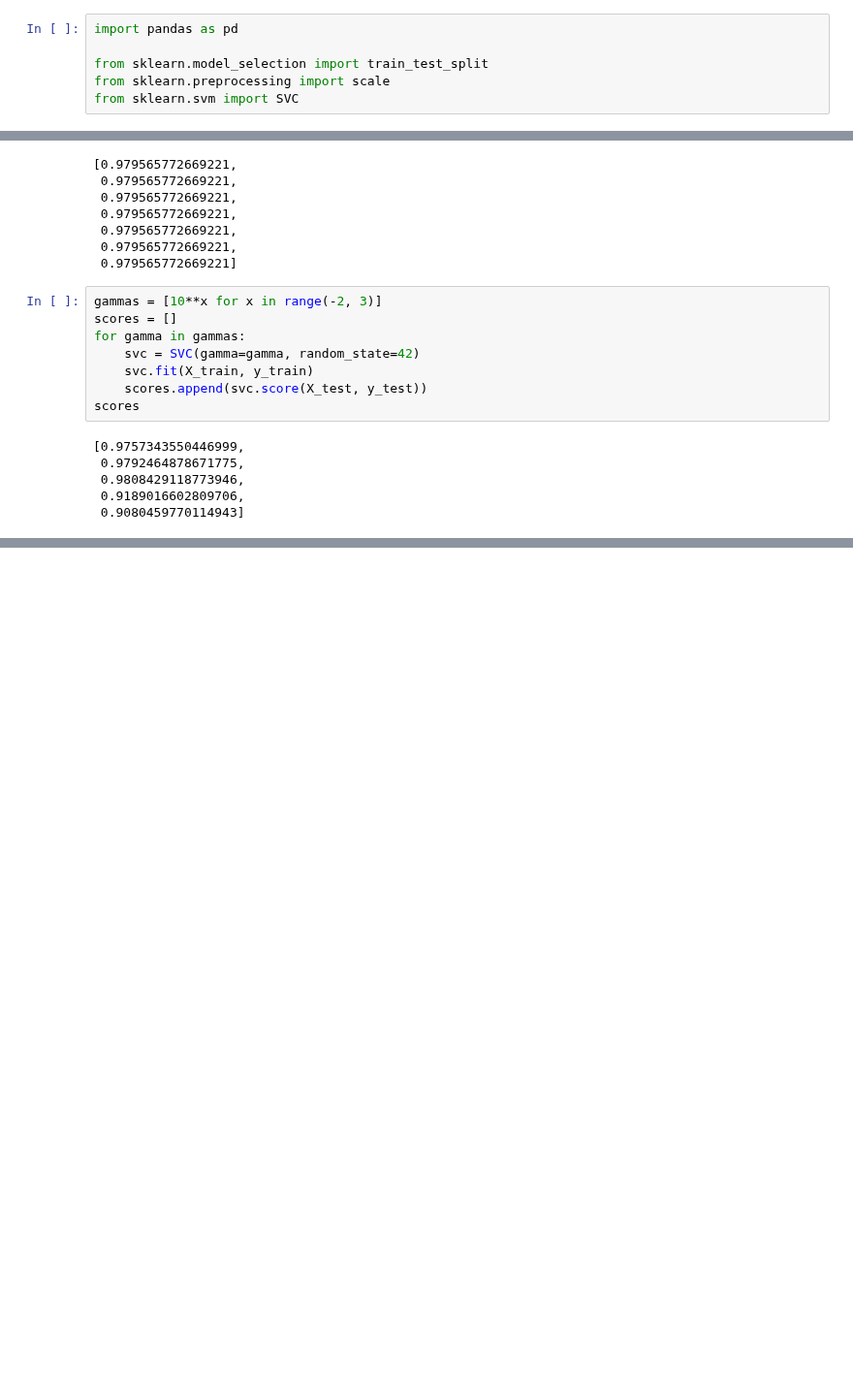
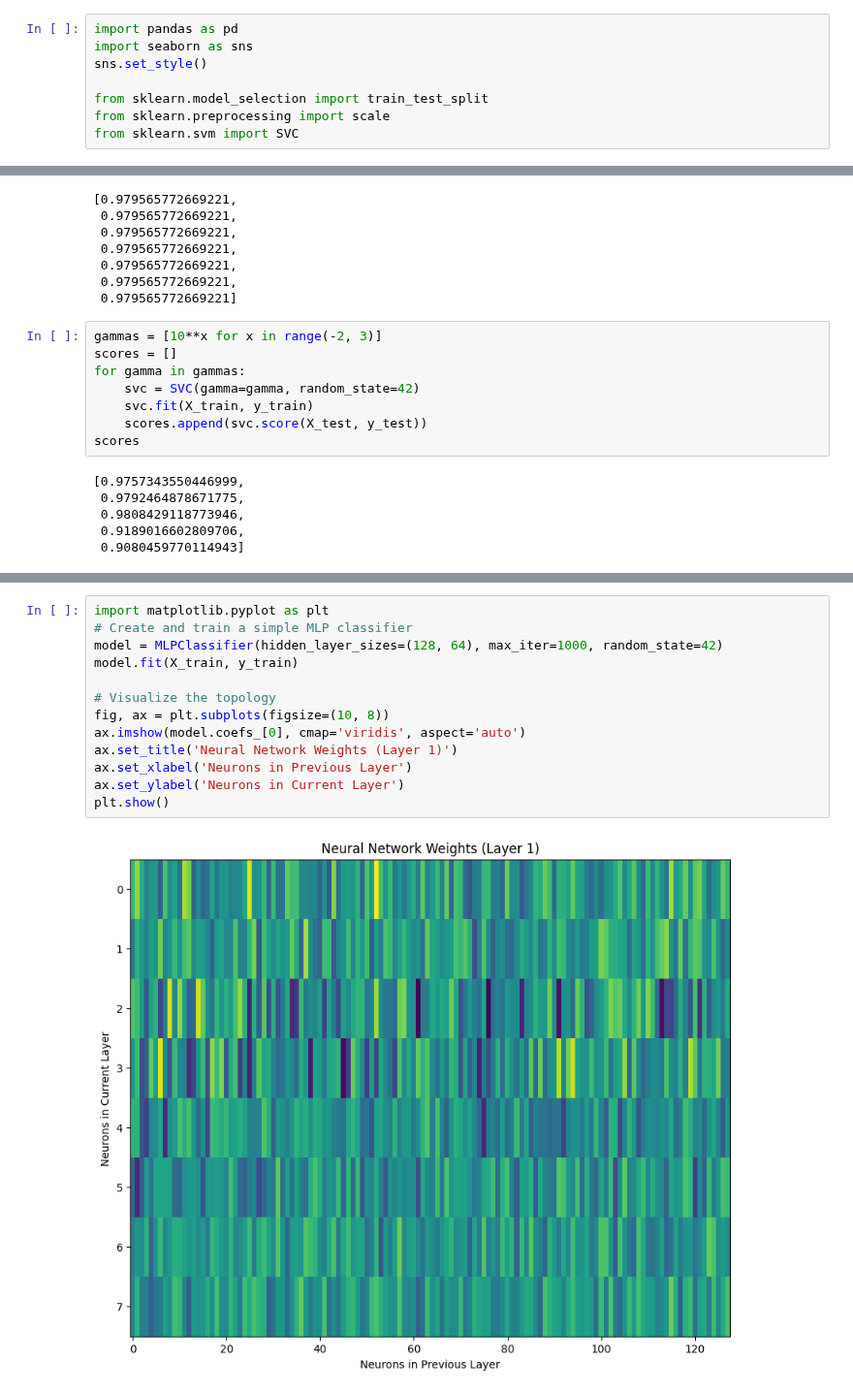
Before and after one commit to ybrenning/ivda, a Jupyter notebook: 04/04-solution.ipynb, the cells around one changed output, grey strips where cells are left out. Shown at 97% size. Cells and saved outputs as stored; diff of their text form; blank space fills up the shorter version.

```diff
--- a/04/04-solution.ipynb
+++ b/04/04-solution.ipynb
@@ -1,5 +1,7 @@
 # %%
 import pandas as pd
+import seaborn as sns
+sns.set_style()
 
 from sklearn.model_selection import train_test_split
 from sklearn.preprocessing import scale
@@ -201,0 +197,15 @@ scores
+# %%
+import matplotlib.pyplot as plt
+# Create and train a simple MLP classifier
+model = MLPClassifier(hidden_layer_sizes=(128, 64), max_iter=1000, random_state=42)
+model.fit(X_train, y_train)
+
+# Visualize the topology
+fig, ax = plt.subplots(figsize=(10, 8))
+ax.imshow(model.coefs_[0], cmap='viridis', aspect='auto')
+ax.set_title('Neural Network Weights (Layer 1)')
+ax.set_xlabel('Neurons in Previous Layer')
+ax.set_ylabel('Neurons in Current Layer')
+plt.show()
+# %% [output]
+[figure, added]
```
Also changed, not shown: parts of 19 cells of this notebook.
